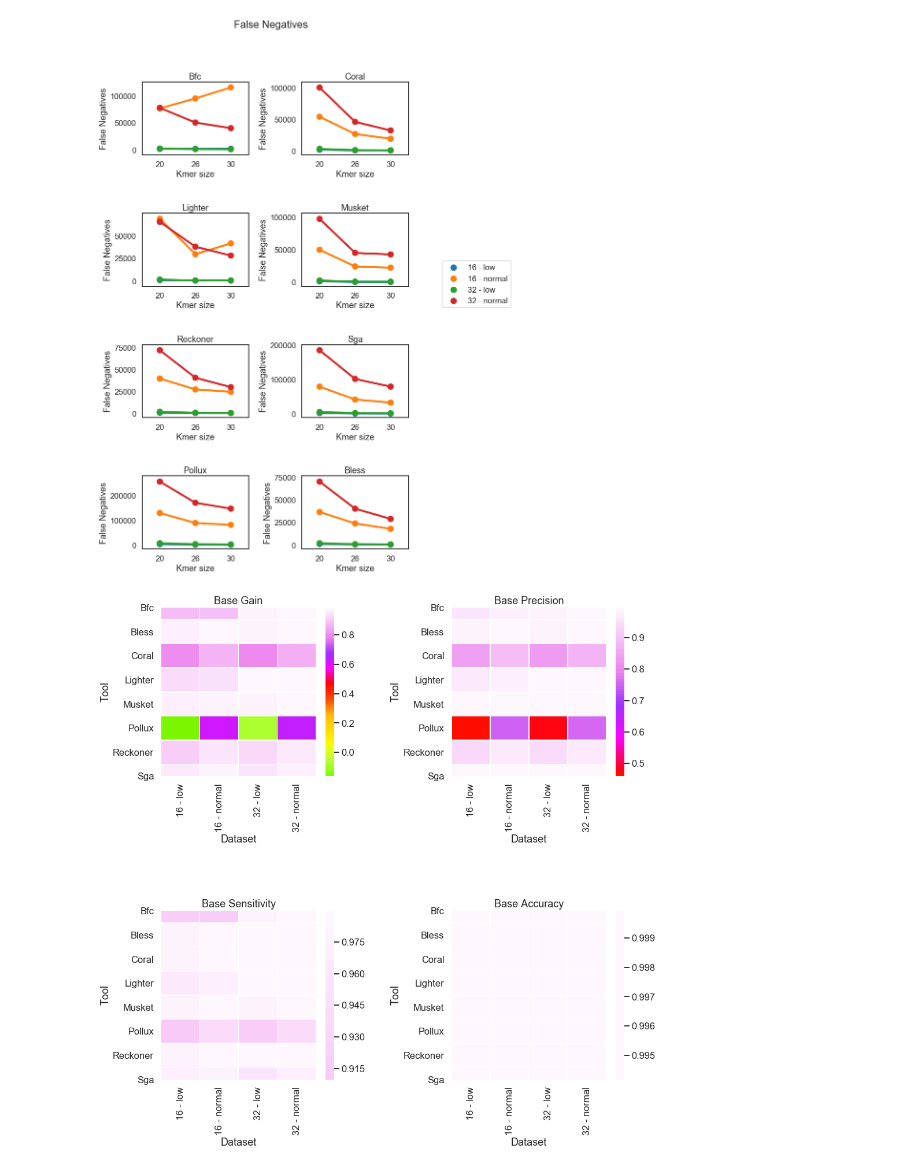
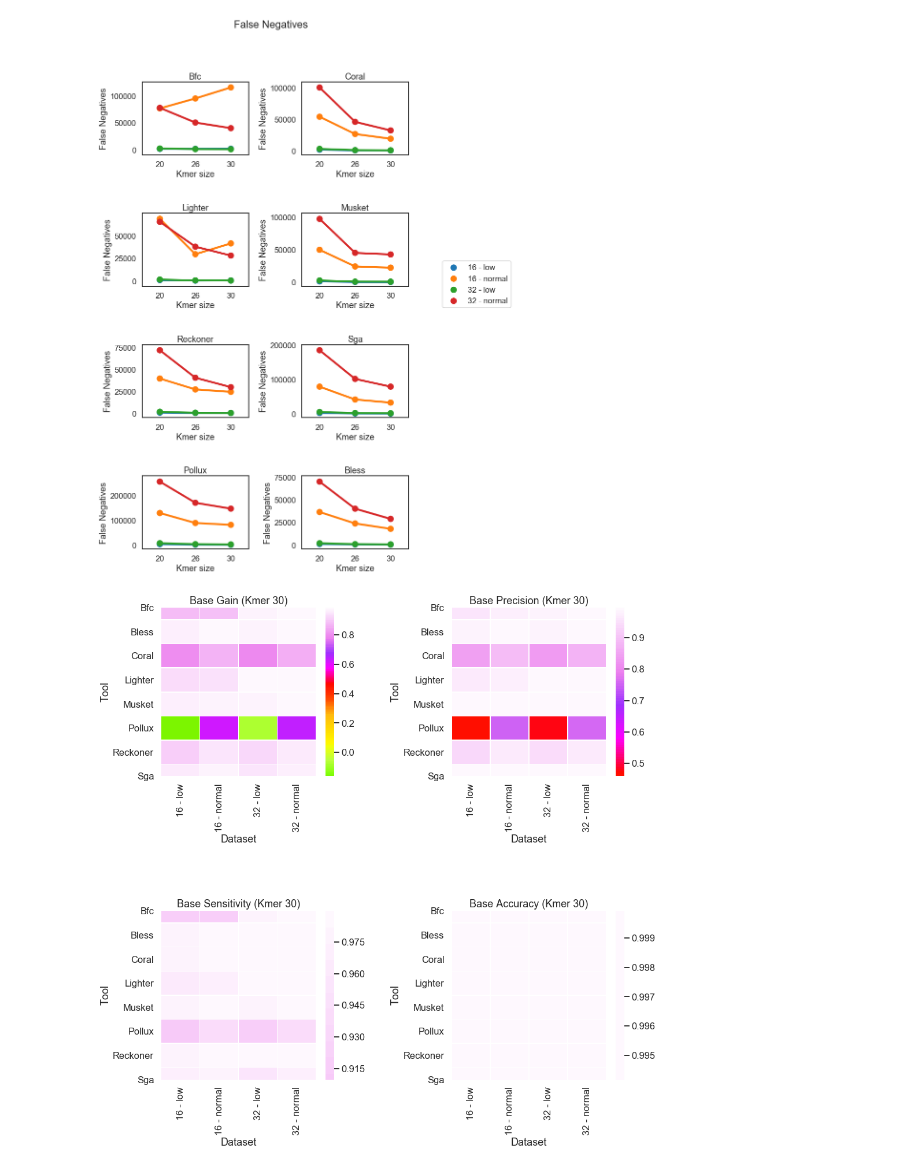
Before and after one commit to Mangul-Lab-USC/benchmarking_error_correction, a Jupyter notebook: notebooks/Human.ipynb, the cells around one changed output. Saved outputs shown, nothing was run; the diff lists cells and outputs as text; code cells hidden in the pictures.

```diff
--- a/notebooks/Human.ipynb
+++ b/notebooks/Human.ipynb
@@ -120,7 +120,7 @@ index=0
 for ax in axes.flatten():
     g=sns.pointplot(x="Kmer Size", y="Base - FN", hue='Dataset',  data = data[(data['Tool'] == tools[index])], kind = "point", ax=ax)
     ax.set(title=tools[index])
-    g.set(xlabel='Kmer size', ylabel='False Negatives')
+    g.set(xlabel='Kmer size', ylabel='False Negatives', yscale)
 
     if index == 1:
         ax.get_legend().set_visible(True)
@@ -133,22 +133,23 @@ for ax in axes.flatten():
 # %%
 import matplotlib.pyplot as plt
 import seaborn as sns
 g=sns.set_style("white")
 g=sns.set_context("talk")
 
-result =  data[(data['Kmer Size'] == 30) | (data['Kmer Size'] == 9181)]
+kmer=30
+result =  data[(data['Kmer Size'] == kmer) | (data['Kmer Size'] == 9181)]
 
 fig, axes = plt.subplots(nrows=2, ncols=2, figsize=(15,15))
 fig.subplots_adjust(hspace=0.8,wspace = 0.5)
 #fig.suptitle('Gain')
 
 attributes=('Base Gain', 'Base Precision', 'Base Sensitivity', 'Base Accuracy')
 
 index=0
 for ax in axes.flatten():
     result_= result.pivot(index='Tool', columns='Dataset', values=attributes[index])
     g=sns.heatmap(result_, fmt="g", cmap='gist_ncar',center=0,linewidths=.5, ax=ax)
-    g.set(title=attributes[index])
+    g.set(title=attributes[index]+" (Kmer " +str(kmer)+")")
     index+=1
 # %% [output]
-[figure, old version]
+[figure, new version]
```
Also changed, not shown: 1 other file.
